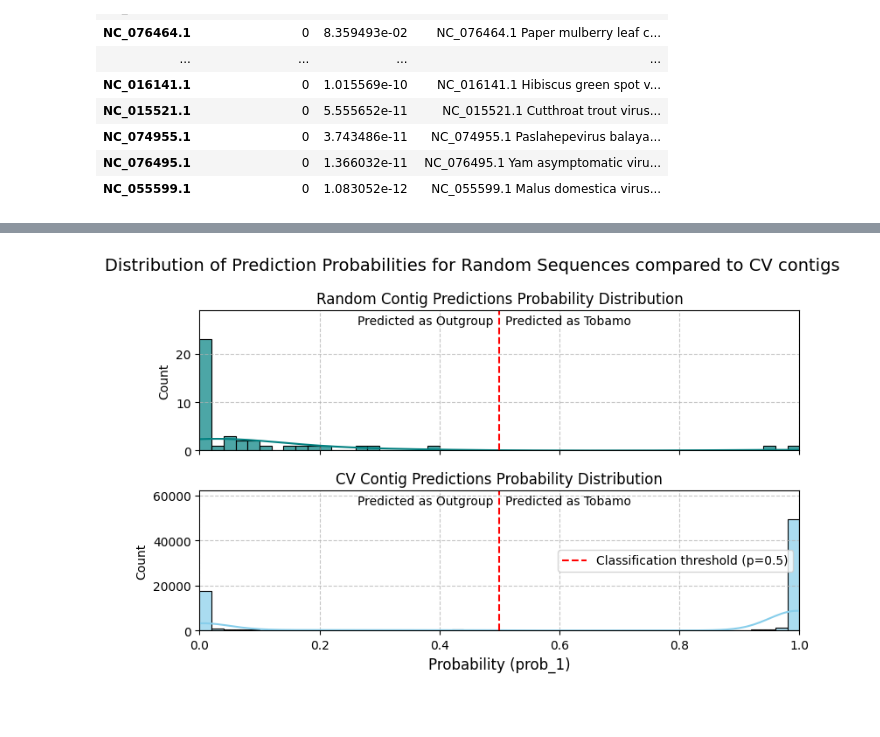
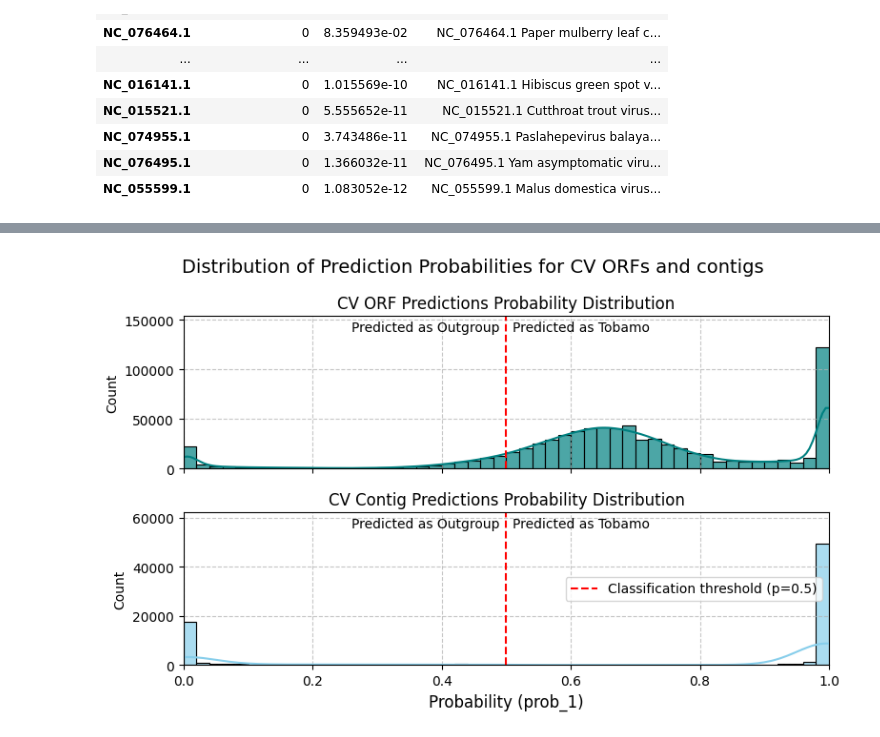
Before and after one commit to nezapajek/project-tobamo, a Jupyter notebook: analysis/model/notebooks/makeviz.ipynb, the cells around one changed output, grey strips where cells are left out. Cells and saved outputs as stored; diff of their text form; code cells hidden in the pictures; blank space fills up the shorter version.

Commit message:
results summary and viz

```diff
--- a/analysis/model/notebooks/makeviz.ipynb
+++ b/analysis/model/notebooks/makeviz.ipynb
@@ -1759,3 +1927,4 @@ contigs_random_predictions[contigs_random_predictions['predicted_class'] == 0].s
 | NC_055599.1 | 0 | 1.083052e-12 | NC_055599.1 Malus domestica virus... |
 # %%
 histogram_cv = pd.read_csv('/home/tobamo/analize/project-tobamo/analysis/model/results/evaluation_results/histogram_predictions_results.csv')
+orf_histogram_cv = pd.read_csv('/home/tobamo/analize/project-tobamo/analysis/model/results/evaluation_results/orf_predictions_results.csv')
@@ -1776,13 +1933,13 @@ histogram_cv.describe()
 fig, (ax1, ax2) = plt.subplots(2, 1, figsize=(8, 5), sharex=True)
 
 # Plot histogram of ORF predictions (top subplot)
-sns.histplot(data=contigs_random_predictions, x="prob_1", bins=50,
+sns.histplot(data=orf_histogram_cv, x="prob_1", bins=50,
              kde=True, color="teal", alpha=0.7, ax=ax1)
 
 max_height = ax1.get_ylim()[1]
 ax1.set_ylim(0, max_height * 1.2)
 
-ax1.set_title('Random Contig Predictions Probability Distribution', fontsize=12)
+ax1.set_title('CV ORF Predictions Probability Distribution', fontsize=12)
 ax1.set_ylabel('Count', fontsize=10)
 ax1.grid(True, linestyle='--', alpha=0.7)
 ax1.axvline(x=0.5, color='red', linestyle='--')
@@ -1791,32 +1948,32 @@ ax1.text(0.49, ax1.get_ylim()[1]*0.9, "Predicted as Outgroup",
         fontsize=10, ha='right')
 
 # Plot histogram of contig predictions (bottom subplot)
 sns.histplot(data=histogram_cv, x="prob_1", bins=50,
              kde=True, color="skyblue", alpha=0.7, ax=ax2)
 
 max_height = ax2.get_ylim()[1]
 ax2.set_ylim(0, max_height * 1.2)
 
 ax2.set_title('CV Contig Predictions Probability Distribution', fontsize=12)
 ax2.set_xlabel('Probability (prob_1)', fontsize=12)
 ax2.set_ylabel('Count', fontsize=10)
 ax2.grid(True, linestyle='--', alpha=0.7)
 ax2.axvline(x=0.5, color='red', linestyle='--',
            label='Classification threshold (p=0.5)')
 ax2.text(0.51, ax2.get_ylim()[1]*0.9, "Predicted as Tobamo", fontsize=10)
 ax2.text(0.49, ax2.get_ylim()[1]*0.9, "Predicted as Outgroup",
         fontsize=10, ha='right')
 ax2.legend(loc = 'center right', fontsize=10)
 
 # Set common x-axis limits
 plt.xlim(0, 1)
 
 # Add overall title
-fig.suptitle('Distribution of Prediction Probabilities for Random Sequences compared to CV contigs',
+fig.suptitle('Distribution of Prediction Probabilities for CV ORFs and contigs',
              fontsize=14, y=0.98)
 
 # Adjust layout
 plt.tight_layout()
 plt.show()
 # %% [output]
-[figure, old version]
+[figure, new version]
```
Also changed, not shown: parts of 2 cells of this notebook, 1 other file.
